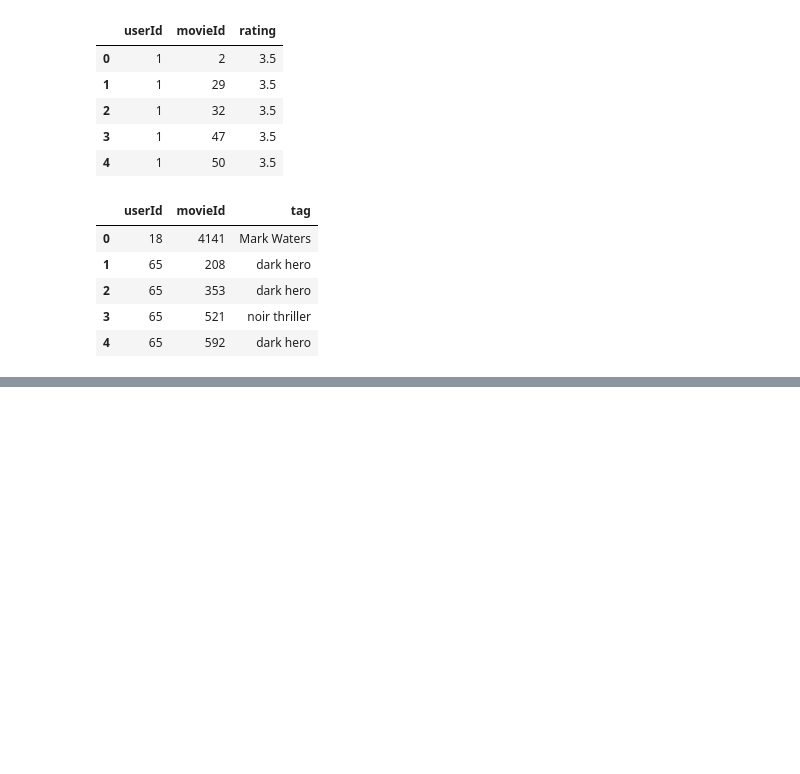
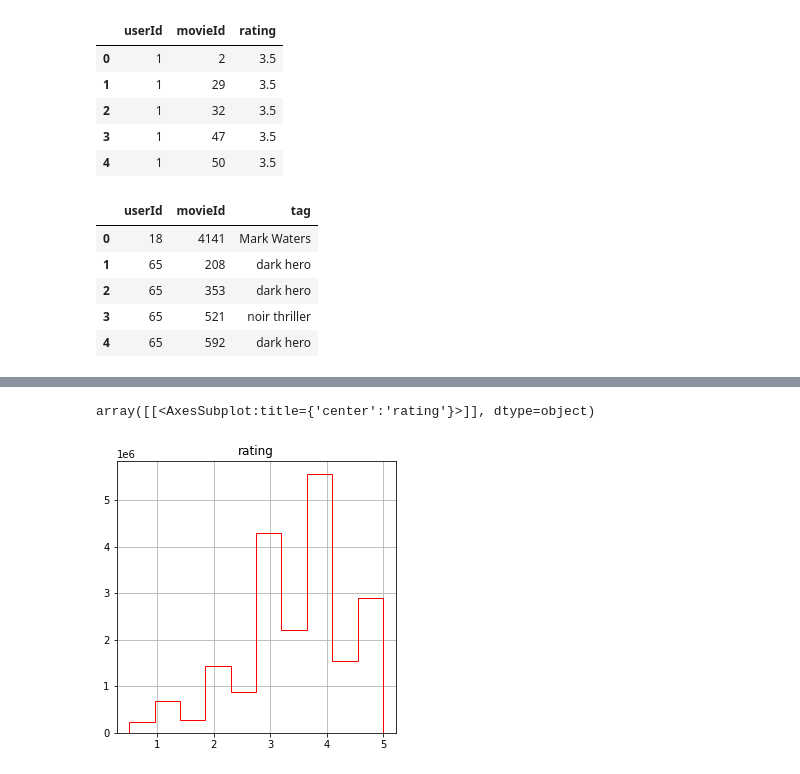
Before and after one commit to JavDomGom/machine-learning-y-redes-neuronales, a Jupyter notebook: Movilens.ipynb, the cells around one changed output, grey strips where cells are left out. Drawn from its saved outputs; the diff is of its cells as text; code cells hidden in the pictures; blank space fills up the shorter version.

```diff
--- a/Movilens.ipynb
+++ b/Movilens.ipynb
@@ -85,0 +359,13 @@ tags.head()
+# %%
+# También podemos cambiar el estilo del histograma y el color.
+
+ratings.hist(
+    bins=10,
+    column='rating',
+    figsize=(5, 5),
+    histtype='step',
+    color='red'
+)
+# %% [output]
+array([[<AxesSubplot:title={'center':'rating'}>]], dtype=object)
+[figure, added]
```
Also changed, not shown: parts of 88 cells of this notebook, 1 other file.
